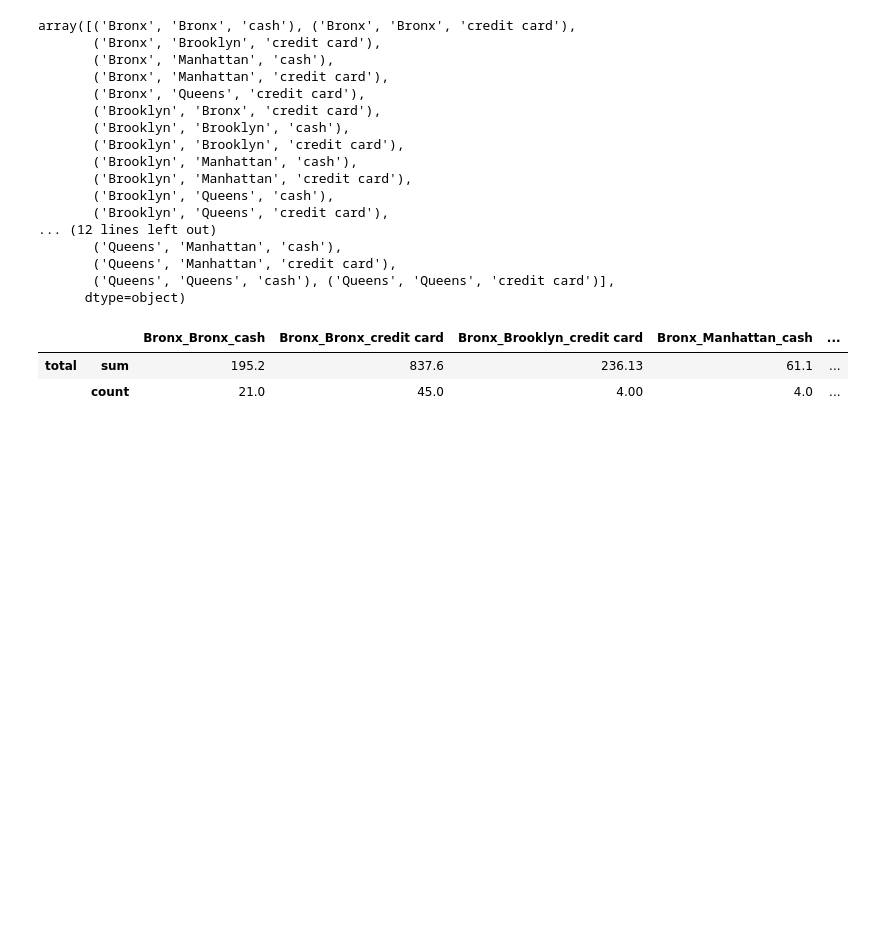
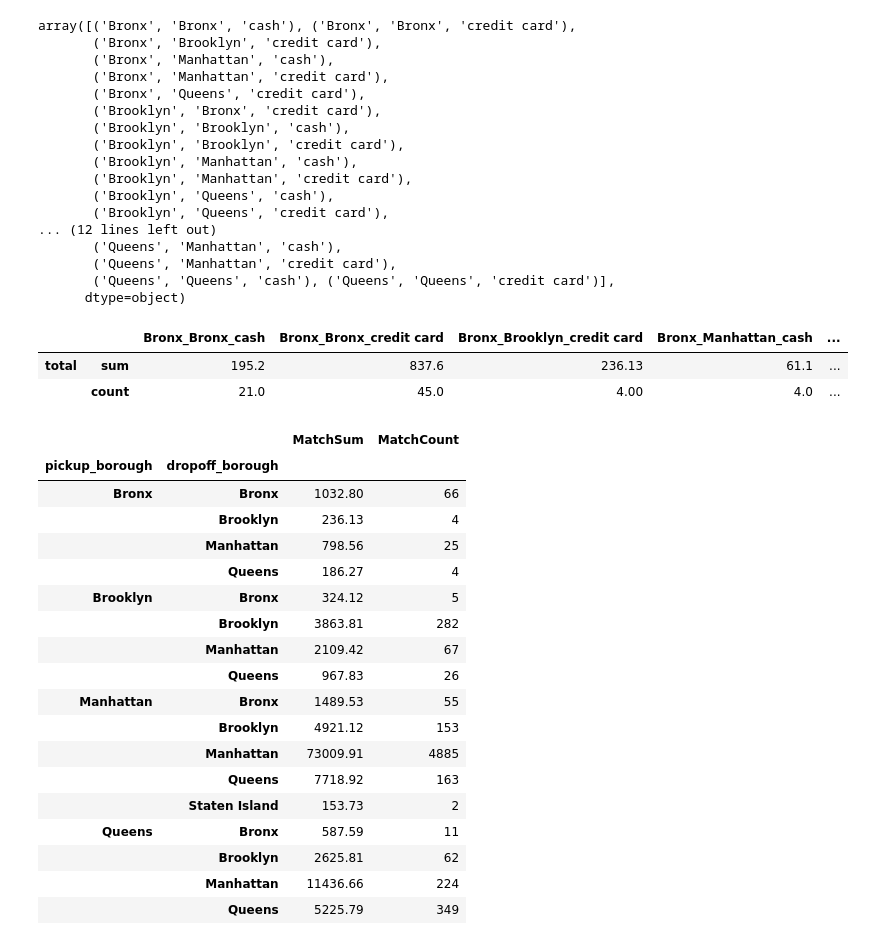
Before and after one commit to gbrs/ipython_notebook_probes, a Jupyter notebook: Probe.ipynb, the cells around one changed output. Drawn from its saved outputs; the diff is of its cells as text; code cells hidden in the pictures; blank space fills up the shorter version.

```diff
--- a/Probe.ipynb
+++ b/Probe.ipynb
@@ -597,3 +597,25 @@ df_total
 |  |  | Bronx_Bronx_cash | Bronx_Bronx_credit card | Bronx_Brooklyn_credit card | Bronx_Manhattan_cash | ... |
 | total | sum | 195.2 | 837.6 | 236.13 | 61.1 | ... |
 |  | count | 21.0 | 45.0 | 4.00 | 4.0 | ... |
+# %%
+df.groupby(['pickup_borough', 'dropoff_borough']).agg(MatchSum = ('total', 'sum'), MatchCount = ('total', 'count'))
+# %% [output]
+|  |  | MatchSum | MatchCount |
+| pickup_borough | dropoff_borough |  |  |
+| Bronx | Bronx | 1032.80 | 66 |
+|  | Brooklyn | 236.13 | 4 |
+|  | Manhattan | 798.56 | 25 |
+|  | Queens | 186.27 | 4 |
+| Brooklyn | Bronx | 324.12 | 5 |
+|  | Brooklyn | 3863.81 | 282 |
+|  | Manhattan | 2109.42 | 67 |
+|  | Queens | 967.83 | 26 |
+| Manhattan | Bronx | 1489.53 | 55 |
+|  | Brooklyn | 4921.12 | 153 |
+|  | Manhattan | 73009.91 | 4885 |
+|  | Queens | 7718.92 | 163 |
+|  | Staten Island | 153.73 | 2 |
+| Queens | Bronx | 587.59 | 11 |
+|  | Brooklyn | 2625.81 | 62 |
+|  | Manhattan | 11436.66 | 224 |
+|  | Queens | 5225.79 | 349 |
```
